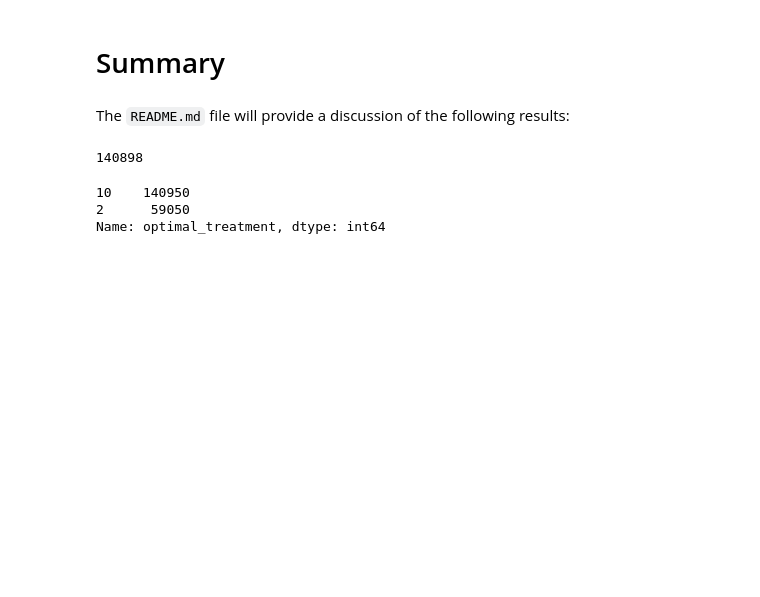
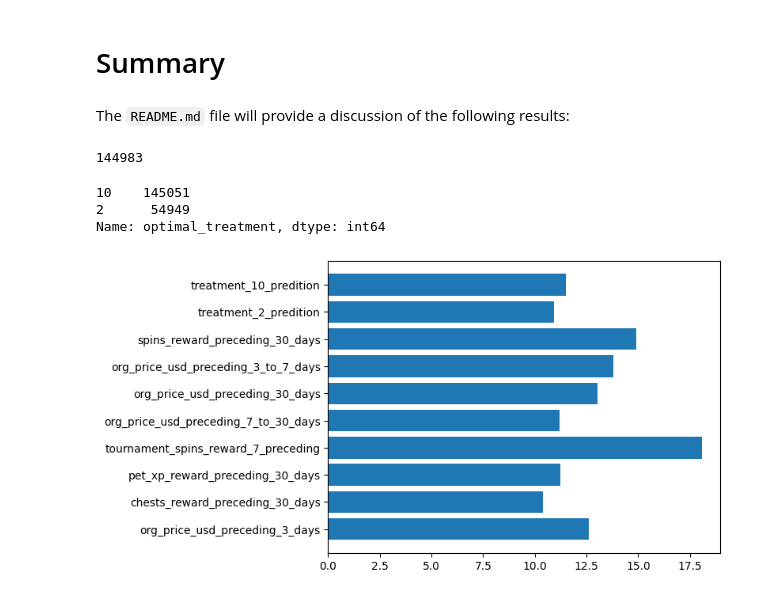
Before and after one commit to razisamuely/MoonActive, a Jupyter notebook: Task_2_Recommendation.ipynb, the cells around one changed output. Drawn from its saved outputs; the diff is of its cells as text; code cells hidden in the pictures; blank space fills up the shorter version.

```diff
--- a/Task_2_Recommendation.ipynb
+++ b/Task_2_Recommendation.ipynb
@@ -109,12 +109,16 @@ save_optimal_treatment_as_json(data = X_train_new,
 # %% [markdown]
 The `README.md` file will provide a discussion of the following results:
 # %%
-(X_train_new.treatment_10_predition  ==  X_train_new.treatment_2_predition).sum()
+(X_test_new.treatment_10_predition  ==  X_test_new.treatment_2_predition).sum()
 # %% [output]
-140898
+144983
 # %%
-X_train_new["optimal_treatment"].value_counts()
+X_test_new["optimal_treatment"].value_counts()
 # %% [output]
-10    140950
-2      59050
+10    145051
+2      54949
 Name: optimal_treatment, dtype: int64
+# %%
+plot_highest_features_diffs(X_test)
+# %% [output]
+[figure, added]
```
Also changed, not shown: parts of 4 cells of this notebook, 4 other files.
